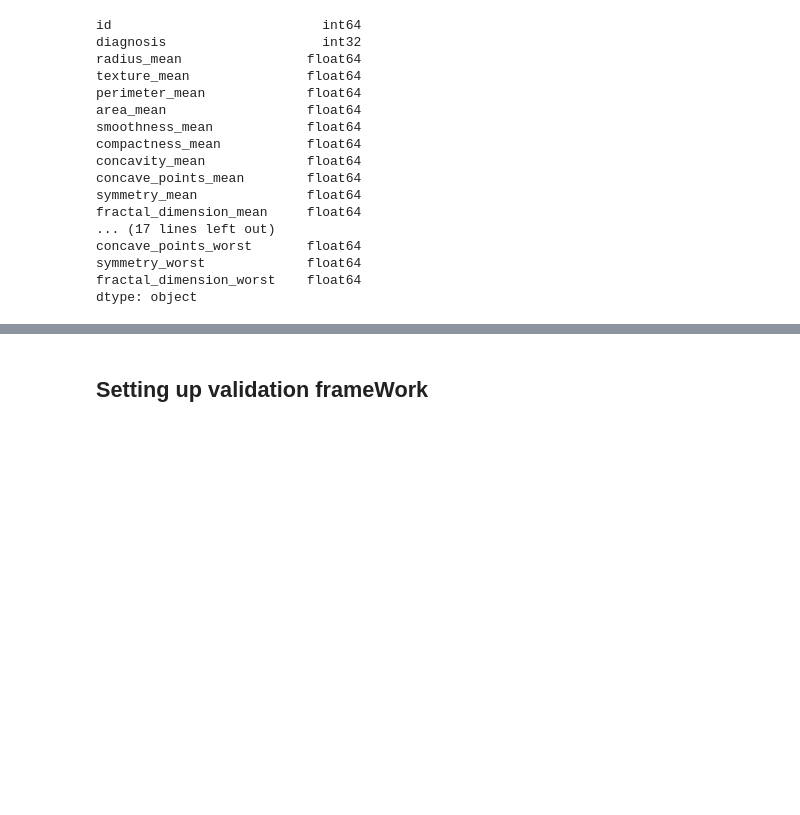
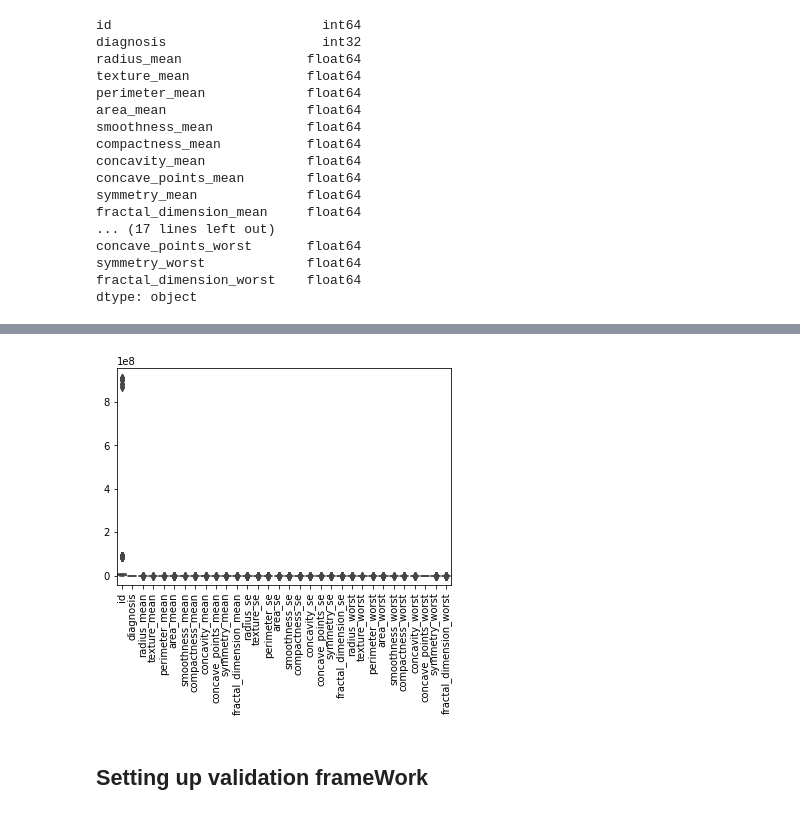
Before and after one commit to Mabella29/BC_Prediction, a Jupyter notebook: myProject.ipynb, the cells around one changed output, grey strips where cells are left out. Cells and saved outputs as stored; diff of their text form; code cells hidden in the pictures; blank space fills up the shorter version.

```diff
--- a/myProject.ipynb
+++ b/myProject.ipynb
@@ -98,3 +136,9 @@ dtype: object
+# %%
+sns.boxplot(data=df)
+plt.xticks(rotation=90)
+plt.show()
+# %% [output]
+[figure, added]
 # %%
 X = df.drop(columns=['diagnosis'])
 y = df['diagnosis']
```
Also changed, not shown: parts of 23 cells of this notebook.
